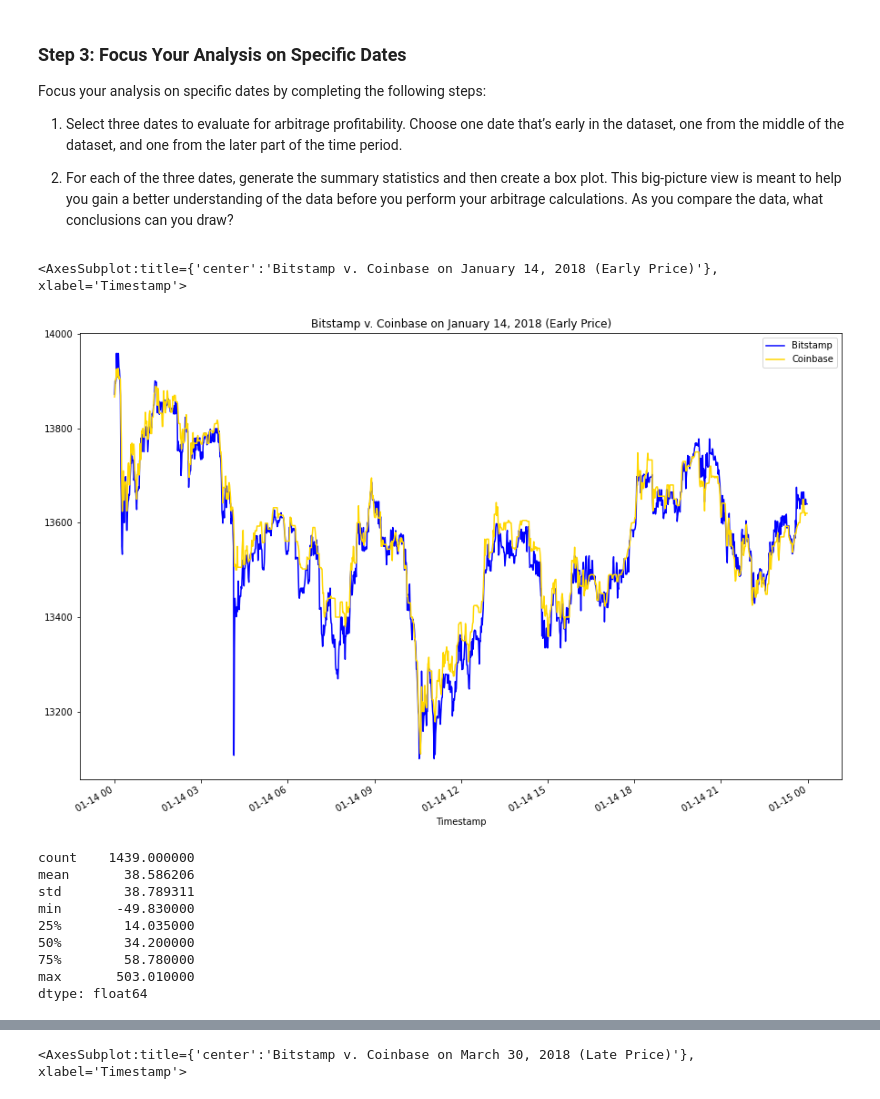
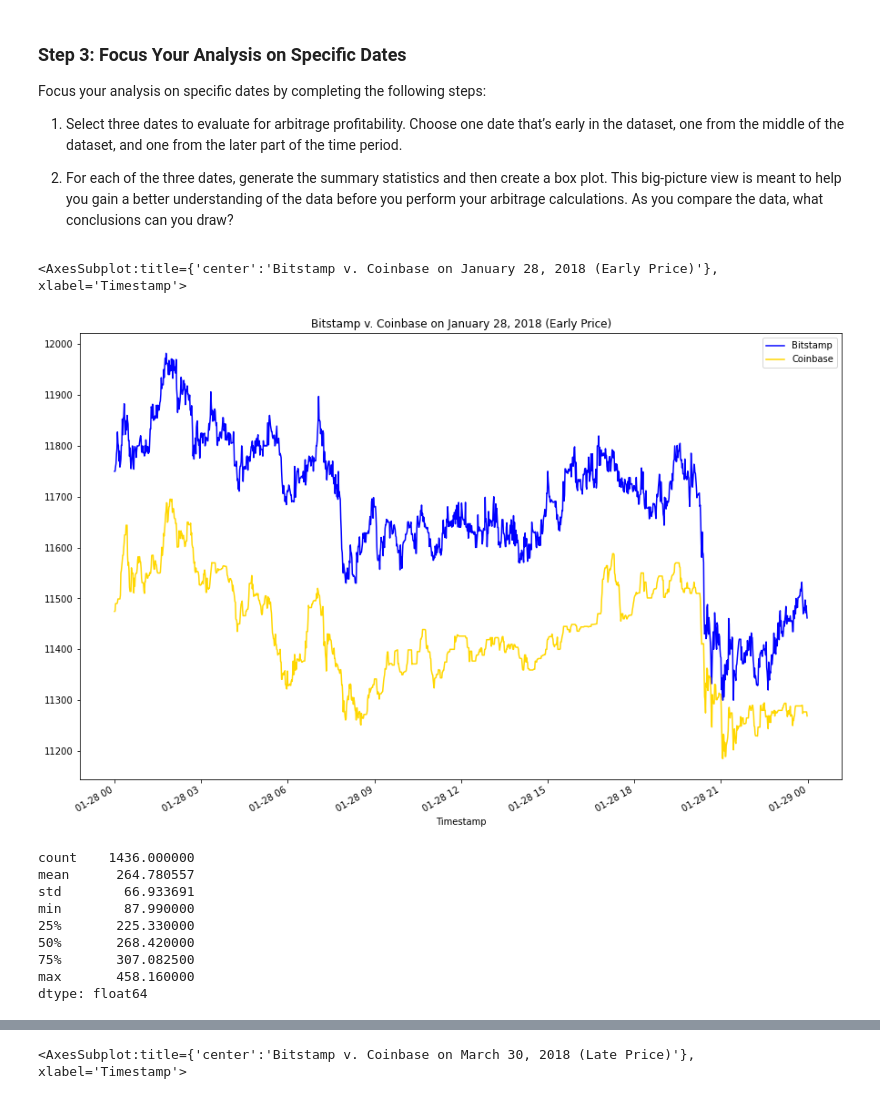
Before and after one commit to ccroft6/Crypto_Arbitrage, a Jupyter notebook: crypto_arbitrage.ipynb, the cells around one changed output, grey strips where cells are left out. Cells and saved outputs as stored; diff of their text form; code cells hidden in the pictures.

```diff
--- a/crypto_arbitrage.ipynb
+++ b/crypto_arbitrage.ipynb
@@ -469,29 +467,29 @@ Focus your analysis on specific dates by completing the following steps:
 # %%
 # Create an overlay plot that visualizes the two dataframes over a period of one day early in the dataset.
 # Be sure that the plots include the parameters `legend`, `figsize`, `title`, `color` and `label`
-bitstamp_df.loc["2018-01-14", "Close"].plot(
-    legend=True, figsize=(15, 10), title="Bitstamp v. Coinbase on January 14, 2018 (Early Price)", color="blue", label="Bitstamp")
-coinbase_df.loc["2018-01-14", "Close"].plot(
+bitstamp_df.loc["2018-01-28", "Close"].plot(
+    legend=True, figsize=(15, 10), title="Bitstamp v. Coinbase on January 28, 2018 (Early Price)", color="blue", label="Bitstamp")
+coinbase_df.loc["2018-01-28", "Close"].plot(
     legend=True, figsize=(15, 10), color="gold", label="Coinbase")
 # %% [output]
-<AxesSubplot:title={'center':'Bitstamp v. Coinbase on January 14, 2018 (Early Price)'}, xlabel='Timestamp'>
+<AxesSubplot:title={'center':'Bitstamp v. Coinbase on January 28, 2018 (Early Price)'}, xlabel='Timestamp'>
-[figure, old version]
+[figure, new version]
 # %%
 # Using the early date that you have selected, calculate the arbitrage spread
 # by subtracting the bitstamp lower closing prices from the coinbase higher closing prices
-arbitrage_spread_early = coinbase_df["2018-01-14"]["High"] - bitstamp_df["2018-01-14"]["Low"]
+arbitrage_spread_early = bitstamp_df["2018-01-28"]["High"] - coinbase_df["2018-01-28"]["Low"]
 
 # Generate summary statistics for the early DataFrame
 arbitrage_spread_early.describe()
 # %% [output]
-count    1439.000000
-mean       38.586206
-std        38.789311
-min       -49.830000
-25%        14.035000
-50%        34.200000
-75%        58.780000
-max       503.010000
+count    1436.000000
+mean      264.780557
+std        66.933691
+min        87.990000
+25%       225.330000
+50%       268.420000
+75%       307.082500
+max       458.160000
 dtype: float64
 # %%
 # Visualize the arbitrage spread from early in the dataset in a box plot
```
Also changed, not shown: parts of 22 cells of this notebook.
